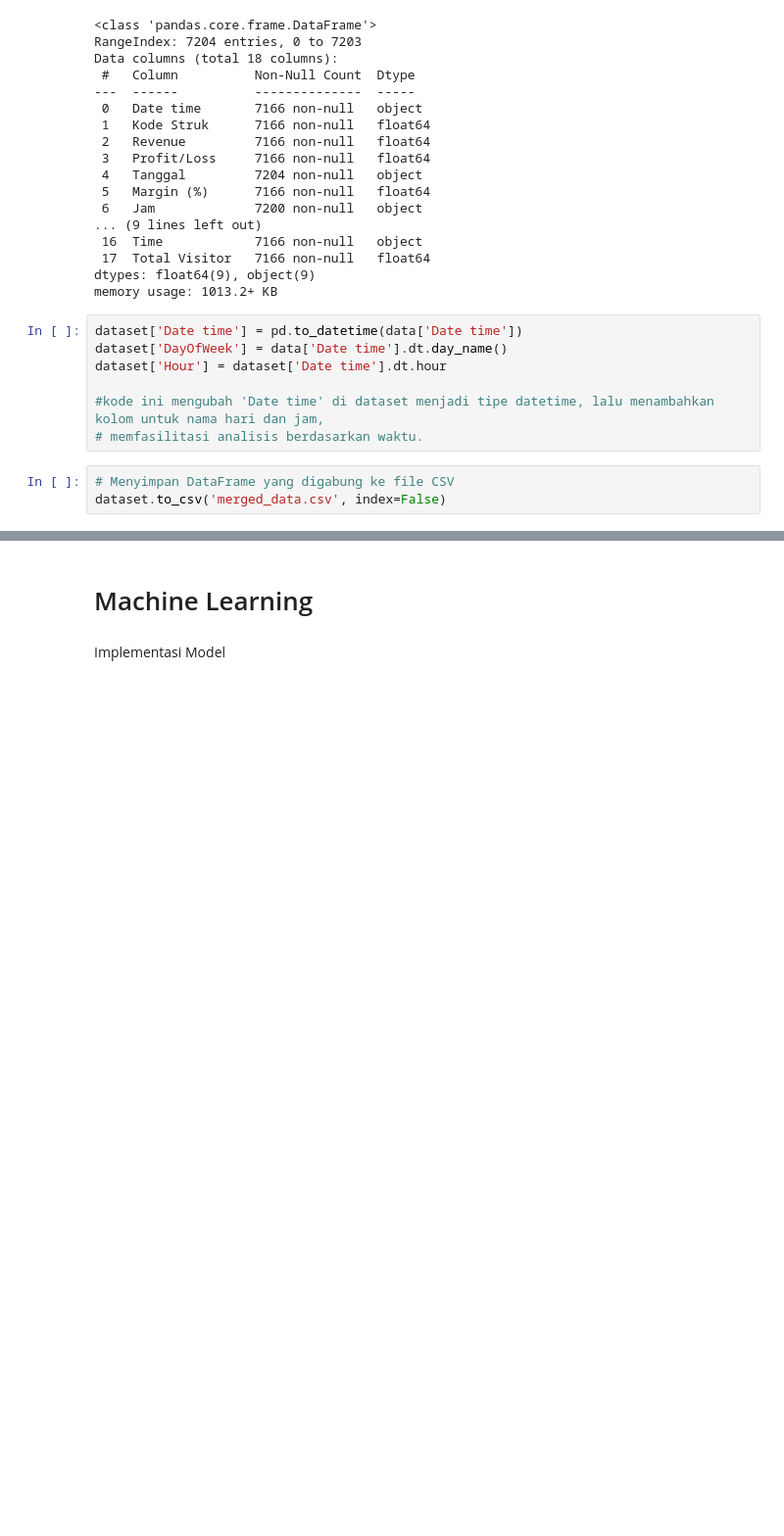
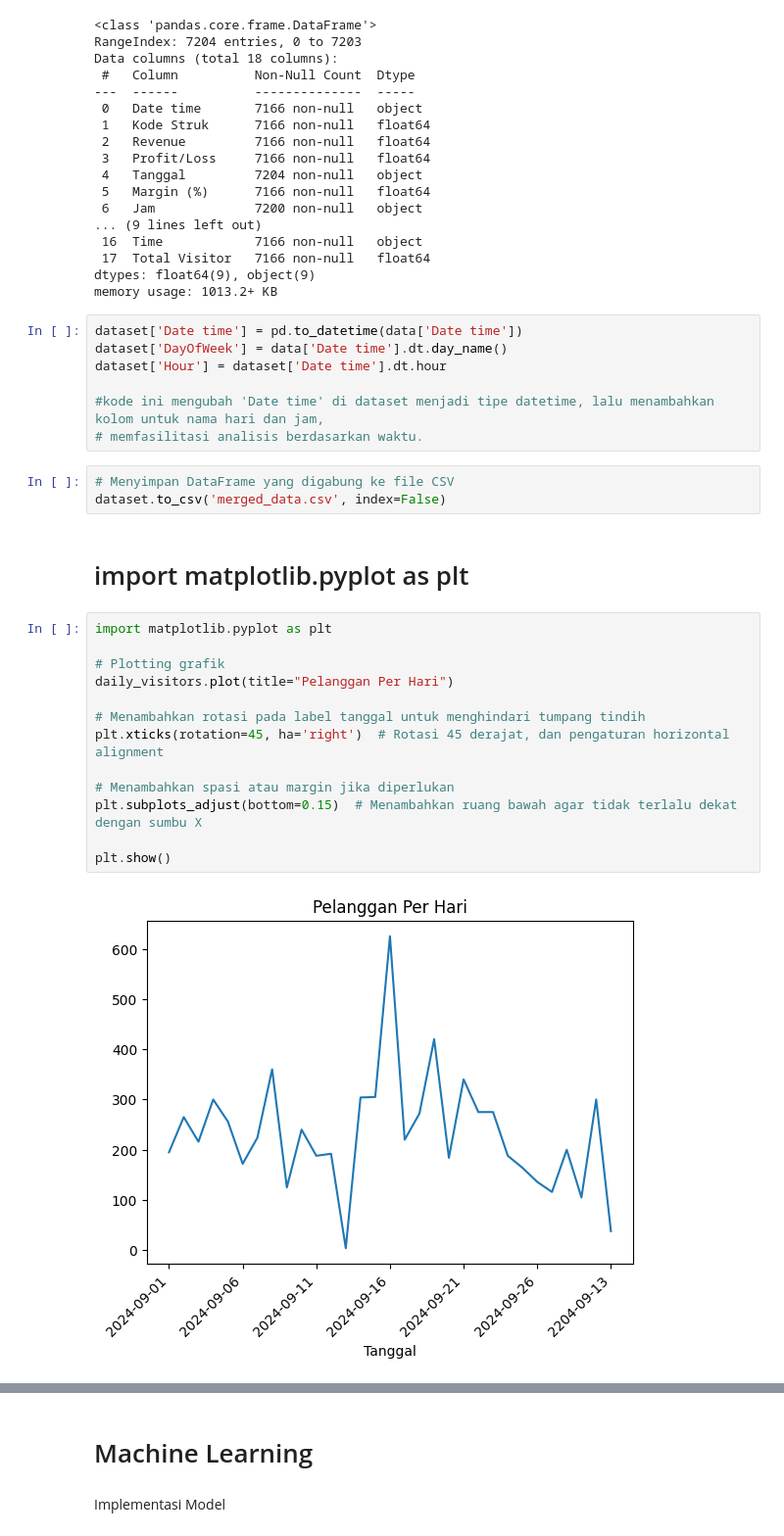
Before and after one commit to bilavz/analisis-data-merak, a Jupyter notebook: Analisis_dan_Prediksi_Data_Merak.ipynb, the cells around one changed output, grey strips where cells are left out. Shown: that part at 98% size. Drawn from its saved outputs; the diff is of its cells as text; blank space fills up the shorter version.

Commit message:
penambahan visualisasi dataset awal

```diff
--- a/Analisis_dan_Prediksi_Data_Merak.ipynb
+++ b/Analisis_dan_Prediksi_Data_Merak.ipynb
@@ -429,3 +431,20 @@ dataset['Hour'] = dataset['Date time'].dt.hour
 # %%
 # Menyimpan DataFrame yang digabung ke file CSV
 dataset.to_csv('merged_data.csv', index=False)
+# %% [markdown]
+# import matplotlib.pyplot as plt
+# %%
+import matplotlib.pyplot as plt
+
+# Plotting grafik
+daily_visitors.plot(title="Pelanggan Per Hari")
+
+# Menambahkan rotasi pada label tanggal untuk menghindari tumpang tindih
+plt.xticks(rotation=45, ha='right')  # Rotasi 45 derajat, dan pengaturan horizontal alignment
+
+# Menambahkan spasi atau margin jika diperlukan
+plt.subplots_adjust(bottom=0.15)  # Menambahkan ruang bawah agar tidak terlalu dekat dengan sumbu X
+
+plt.show()
+# %% [output]
+[figure, added]
```
Also changed, not shown: parts of 8 cells of this notebook.
